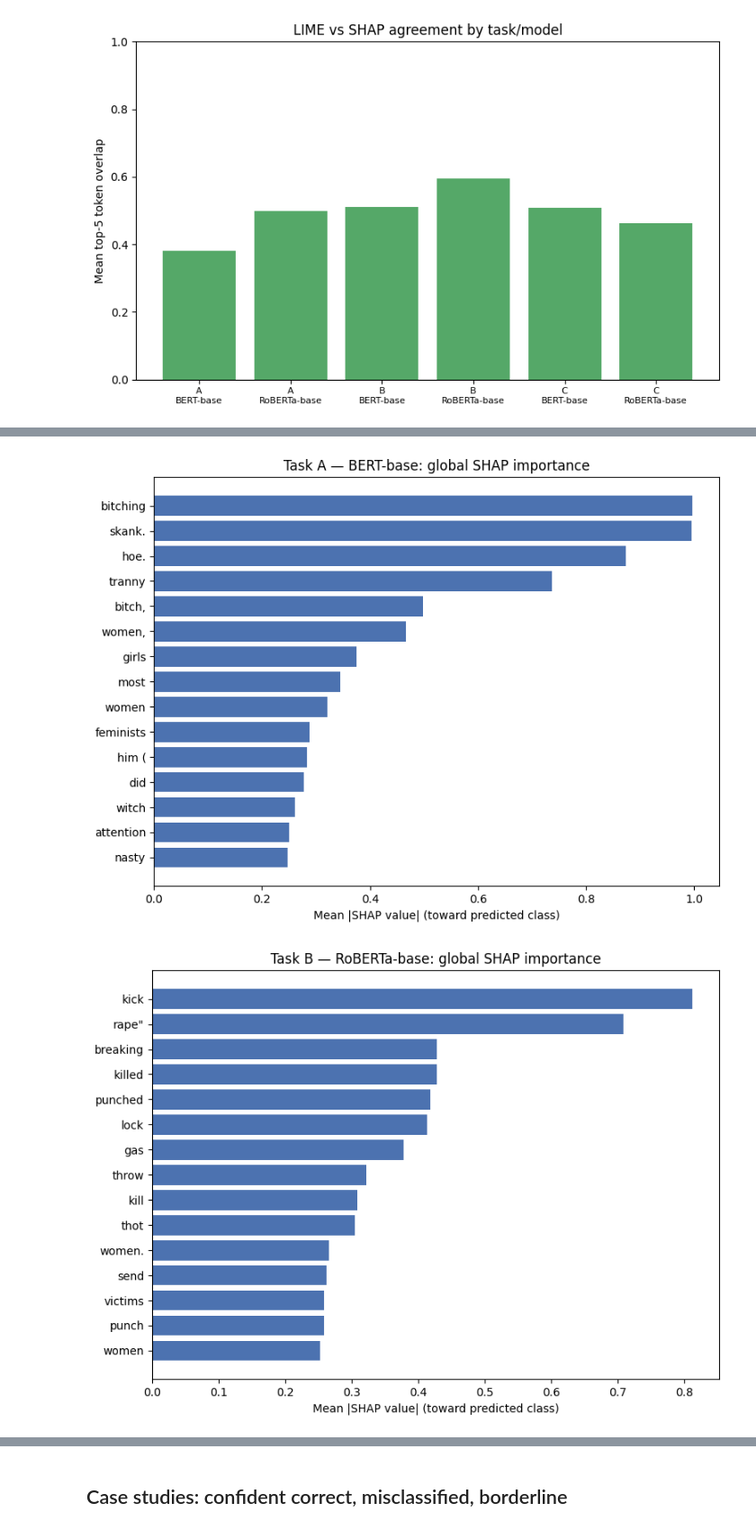
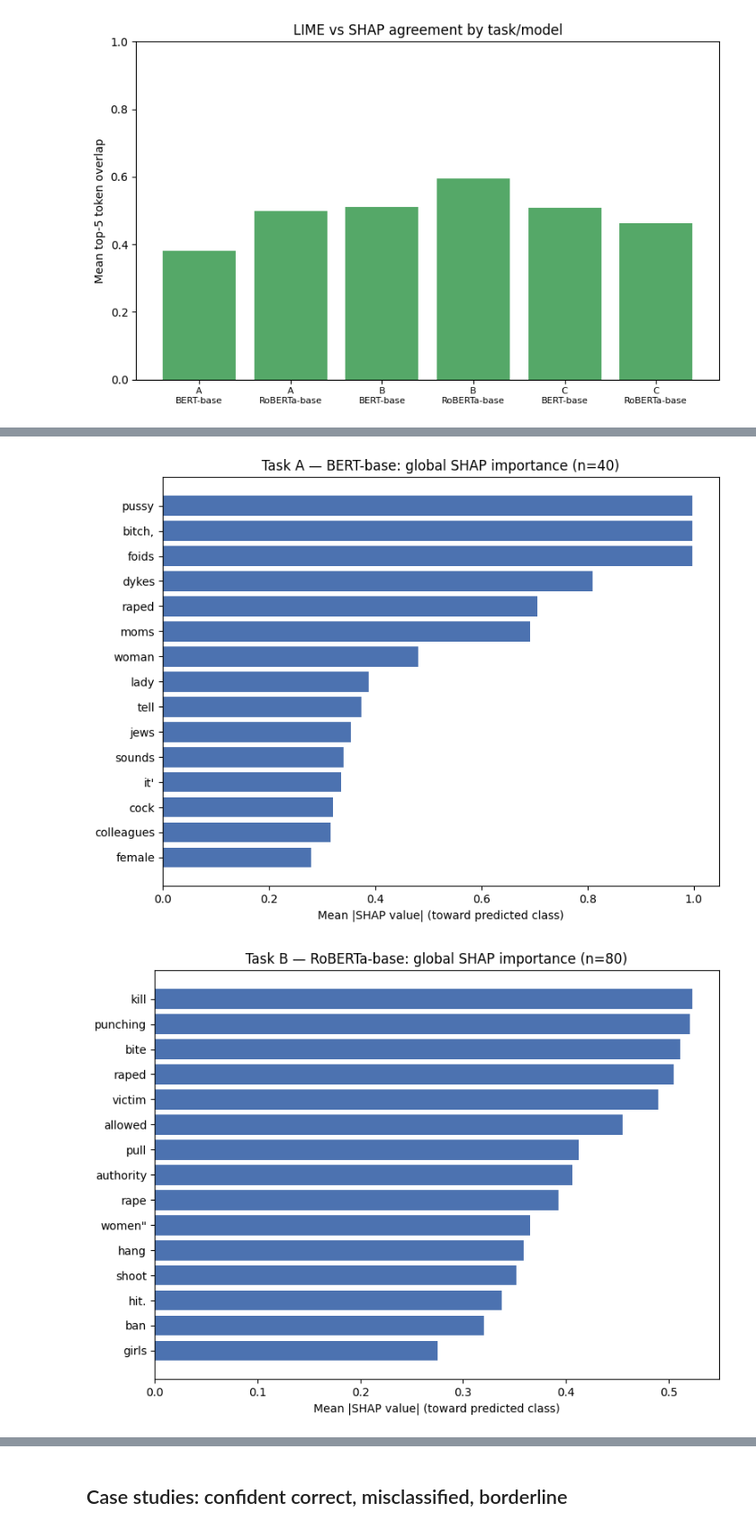
Before and after one commit to Mahekd/interpretable-nlp-sexism-detection, a Jupyter notebook: notebooks/03_explainability.ipynb, the cells around one changed output, grey strips where cells are left out. Shown at 90% size. Cells and saved outputs as stored; diff of their text form; code cells hidden in the pictures.

Commit message:
explainability

```diff
--- a/notebooks/03_explainability.ipynb
+++ b/notebooks/03_explainability.ipynb
@@ -74,6 +74,7 @@ df = load_raw('data/edos_labelled_aggregated.csv')
 MODEL_LABELS = {"roberta-base": "RoBERTa-base", "bert-base-uncased": "BERT-base"}
 # %%
 def stratified_sample(test_df, n_per_class, seed=42):
+    """Up to n_per_class rows per label_id, so rare classes stay represented."""
     return (
         test_df.groupby("label_id", group_keys=False)
         .apply(lambda g: g.sample(n=min(len(g), n_per_class), random_state=seed))
@@ -82,6 +83,8 @@ def stratified_sample(test_df, n_per_class, seed=42):
 
 
 def pick_display_indices(gold_labels, max_display):
+    """First index of each distinct class, so printed examples cover more
+    than one label (stratified_sample's output is grouped by label)."""
     seen, ordered = set(), []
     for i, g in enumerate(gold_labels):
         if g not in seen:
@@ -98,6 +101,7 @@ def pick_display_indices(gold_labels, max_display):
 
 
 def lime_shap_agreement(lime_exp, pred_class, shap_values_single, k=5):
+    """Overlap between LIME's and SHAP's top-k tokens for one prediction."""
     lime_top = {tok.strip().lower() for tok, _ in lime_exp.as_list(label=pred_class)[:k]}
     if not lime_top:
         return 0.0
@@ -110,6 +114,7 @@ def lime_shap_agreement(lime_exp, pred_class, shap_values_single, k=5):
 
 
 def global_shap_importance(sample_texts, shap_values, preds, top_n=20):
+    """Mean |SHAP| per token toward each example's predicted class, ranked."""
     scores = defaultdict(list)
     for i, text in enumerate(sample_texts):
         words = shap_values.data[i]
@@ -126,6 +131,7 @@ def global_shap_importance(sample_texts, shap_values, preds, top_n=20):
 
 
 def shap_importance_per_class(sample_texts, shap_values, labels, top_n=10):
+    """Top tokens per class by signed SHAP value (+ pushes toward, - away)."""
     per_class_scores = {c: defaultdict(list) for c in range(len(labels))}
     for i, text in enumerate(sample_texts):
         words = shap_values.data[i]
@@ -173,6 +179,8 @@ def run_task_explainability(task, model_name, n_per_class=5, k=5, seed=42, max_d
     display_indices = set(pick_display_indices(sample_gold, max_display))
 
     print("\n--- LIME ---")
+    # Plain-text output only, not the interactive HTML widget (blew the
+    # notebook past 500MB last time). Metrics below still use every example.
     lime_exps, lime_preds = [], []
     for i, text in enumerate(sample_texts):
         exp, pred = explain_lime(text, wrapper, labels)
@@ -193,7 +201,6 @@ def run_task_explainability(task, model_name, n_per_class=5, k=5, seed=42, max_d
     print("\n--- SHAP ---")
     shap_explainer = build_shap_explainer(wrapper, labels)
     shap_values = explain_shap(sample_texts, shap_explainer)
-    import shap
     for i in display_indices:
         words = shap_values.data[i]
         vals = shap_values.values[i][:, lime_preds[i]]
@@ -206,13 +213,6 @@ def run_task_explainability(task, model_name, n_per_class=5, k=5, seed=42, max_d
     ]
     mean_agreement = float(np.mean(agreements))
     print(f"\nMean LIME/SHAP top-{k} token agreement: {mean_agreement:.4f}")
-
-    global_importance = global_shap_importance(sample_texts, shap_values, lime_preds, top_n=20)
-    display(pd.DataFrame(global_importance).head(15))
-
-    per_class_importance = None
-    if len(labels) > 2:
-        per_class_importance = shap_importance_per_class(sample_texts, shap_values, labels, top_n=10)
 
     bias_rows = bias_audit(sample_texts, shap_values)
     bias_df = pd.DataFrame(bias_rows)
@@ -230,13 +230,9 @@ def run_task_explainability(task, model_name, n_per_class=5, k=5, seed=42, max_d
         print("Not enough gender-term or control-token occurrences in this sample to compare.")
 
     return {
-        "checkpoint_dir": checkpoint_dir,
         "faithfulness": faithfulness_df,
-        "shap_values": shap_values,
         "bias_audit": bias_df,
         "bias_control": bias_control,
-        "global_shap_importance": global_importance,
-        "per_class_shap_importance": per_class_importance,
         "lime_shap_agreement": mean_agreement,
         "sample_texts": sample_texts,
         "sample_gold": sample_gold,
@@ -617,0 +653,11 @@ Mean LIME/SHAP top-5 token agreement: 0.5082
+# %%
+global_explanation_results = {}
+# Double the local per-class sample size for A/B; C keeps a smaller
+# per-class count since it already has 11 classes to cover.
+GLOBAL_N_PER_CLASS = {"A": 20, "B": 20, "C": 10}
+
+for task in ["A", "B", "C"]:
+    for model_name in ["roberta-base", "bert-base-uncased"]:
+        global_explanation_results[(task, model_name)] = compute_global_explanation(
+            task, model_name, n_per_class=GLOBAL_N_PER_CLASS[task]
+        )
@@ -672,14 +821,14 @@ plt.show()
 # %% [output]
 [figure]
 # %%
-for (task, model_name), result in explainability_results.items():
+for (task, model_name), result in global_explanation_results.items():
     if result is None or not result.get("global_shap_importance"):
         continue
     imp_df = pd.DataFrame(result["global_shap_importance"]).head(15).iloc[::-1]
     fig, ax = plt.subplots(figsize=(8, 6))
     ax.barh(imp_df["token"], imp_df["mean_abs_shap"], color="#4C72B0")
     ax.set_xlabel("Mean |SHAP value| (toward predicted class)")
-    ax.set_title(f"Task {task} — {MODEL_LABELS.get(model_name, model_name)}: global SHAP importance")
+    ax.set_title(f"Task {task} — {MODEL_LABELS.get(model_name, model_name)}: global SHAP importance (n={result['n_samples']})")
     plt.tight_layout()
     plt.savefig(f"shap_global_importance_task{task}_{model_name}.png", dpi=150)
     plt.show()
@@ -688,2 +837,2 @@ for (task, model_name), result in explainability_results.items():
-[figure, old version]
+[figure, new version]
-[figure, old version]
+[figure, new version]
```
Also changed, not shown: parts of 13 cells of this notebook.
